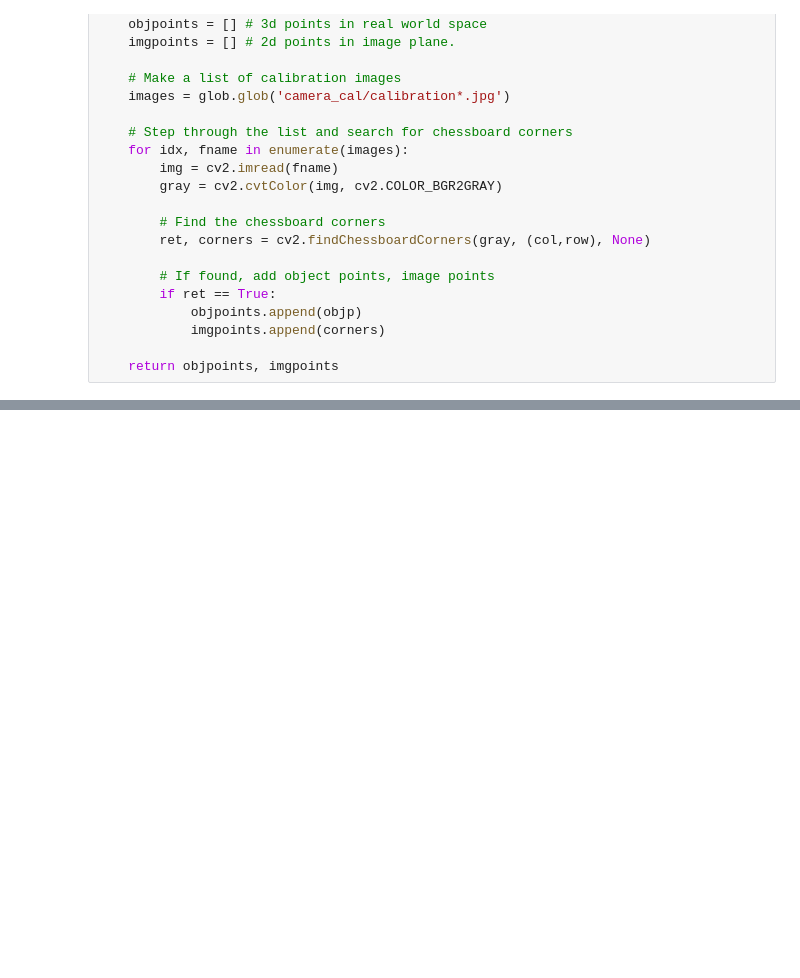
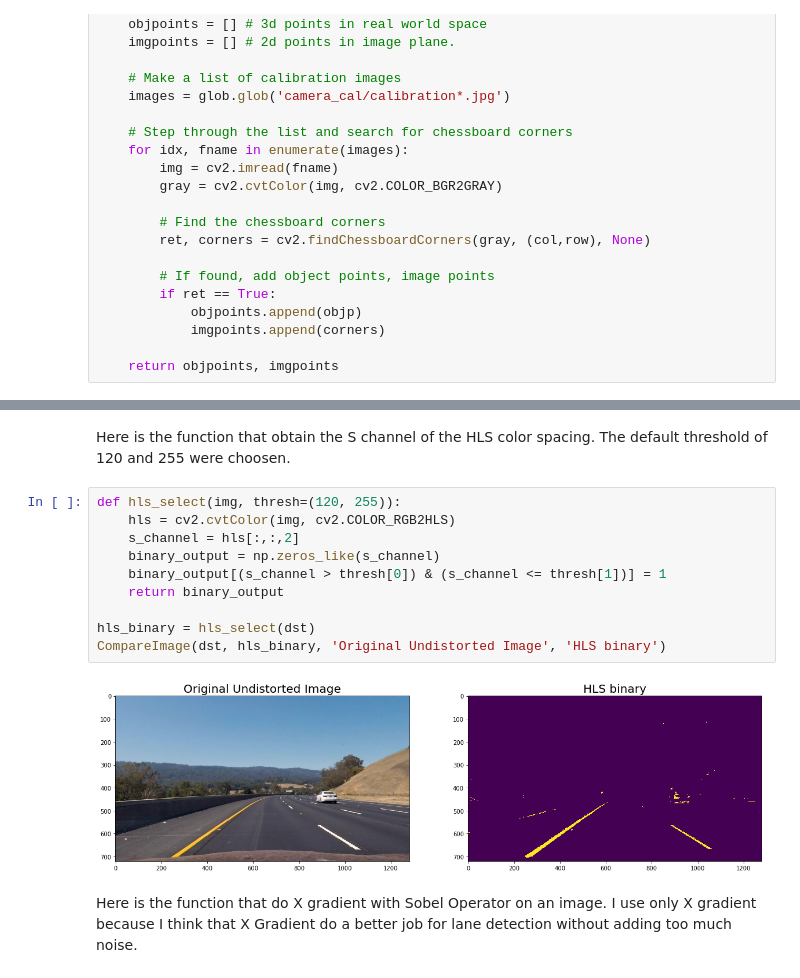
Before and after one commit to hc167/Udacity-SDC-Term-One-AdvancedLaneLines, a Jupyter notebook: P4.ipynb, the cells around one changed output, grey strips where cells are left out. Saved outputs shown, nothing was run; the diff lists cells and outputs as text; blank space fills up the shorter version.

```diff
--- a/P4.ipynb
+++ b/P4.ipynb
@@ -412,0 +101,16 @@ plt.gca().invert_yaxis() # to visualize as we do the images
+# %% [markdown]
+Here is the function that obtain the S channel of the HLS color spacing. The default threshold of 120 and 255 were choosen.
+# %%
+def hls_select(img, thresh=(120, 255)):
+    hls = cv2.cvtColor(img, cv2.COLOR_RGB2HLS)
+    s_channel = hls[:,:,2]
+    binary_output = np.zeros_like(s_channel)
+    binary_output[(s_channel > thresh[0]) & (s_channel <= thresh[1])] = 1
+    return binary_output
+
+hls_binary = hls_select(dst)
+CompareImage(dst, hls_binary, 'Original Undistorted Image', 'HLS binary')
+# %% [output]
+[figure, added]
+# %% [markdown]
+Here is the function that do X gradient with Sobel Operator on an image. I use only X gradient because I think that X Gradient do a better job for lane detection without adding too much noise.
```
Also changed, not shown: parts of 40 cells of this notebook.
